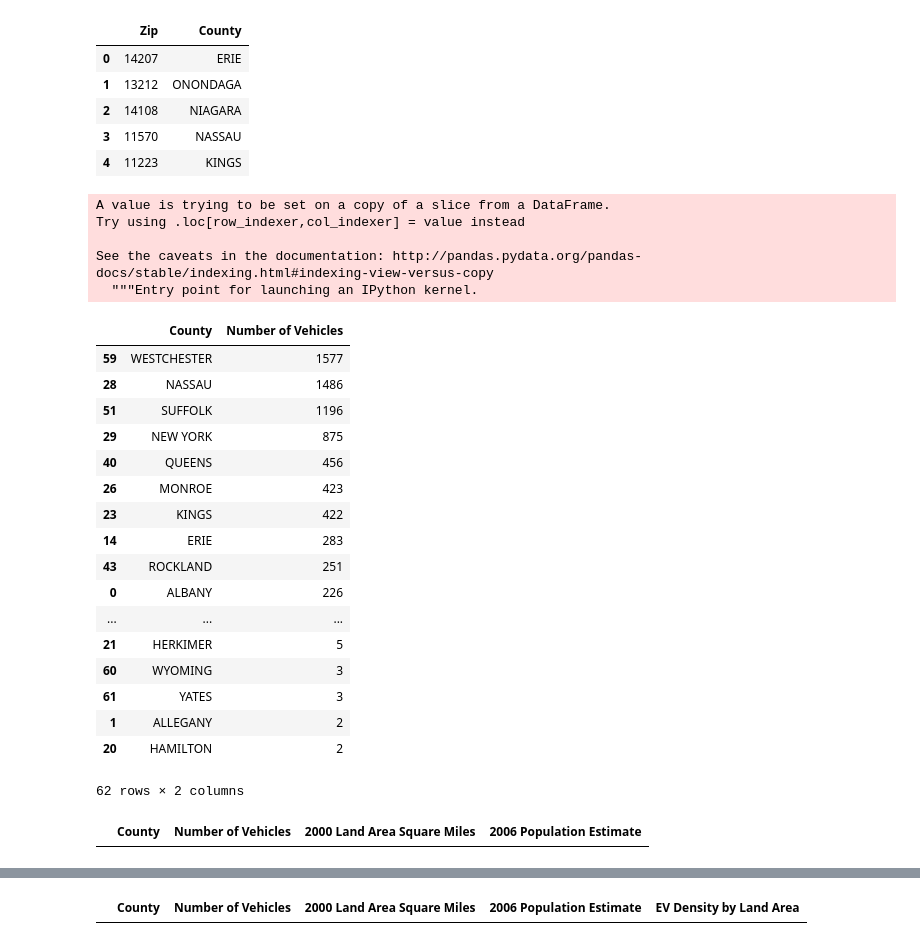
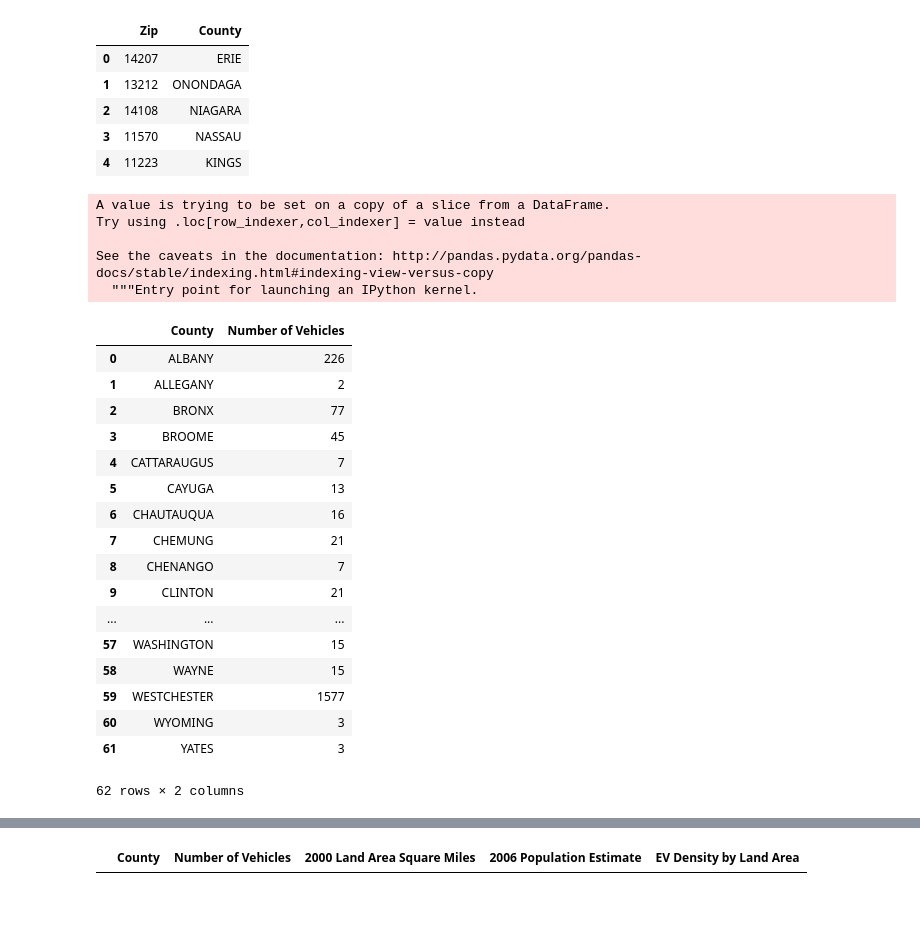
Before and after one commit to pershycm/CIS512, a Jupyter notebook: EV_Practice_1.ipynb, the cells around one changed output, grey strips where cells are left out. Cells and saved outputs as stored; diff of their text form; code cells hidden in the pictures; blank space fills up the shorter version.

```diff
--- a/EV_Practice_1.ipynb
+++ b/EV_Practice_1.ipynb
@@ -222,34 +224,29 @@ county[:5]
 # %%
 county['Number of Vehicles'] = ''
 reg_county = county.groupby(['County'], as_index = False)
-count_county = reg_county.agg({'Number of Vehicles':'count'}).sort_values(['Number of Vehicles','County'], ascending=[False, True])
+count_county = reg_county.agg({'Number of Vehicles':'count'}).sort_values(['County'], ascending= True)
 count_county
 # %% [output]
 A value is trying to be set on a copy of a slice from a DataFrame.
 Try using .loc[row_indexer,col_indexer] = value instead
 
 See the caveats in the documentation: http://pandas.pydata.org/pandas-docs/stable/indexing.html#indexing-view-versus-copy
   """Entry point for launching an IPython kernel.
 |  | County | Number of Vehicles |
+| 0 | ALBANY | 226 |
+| 1 | ALLEGANY | 2 |
+| 2 | BRONX | 77 |
+| 3 | BROOME | 45 |
+| 4 | CATTARAUGUS | 7 |
+| 5 | CAYUGA | 13 |
+| 6 | CHAUTAUQUA | 16 |
+| 7 | CHEMUNG | 21 |
+| 8 | CHENANGO | 7 |
+| 9 | CLINTON | 21 |
+| ... | ... | ... |
+| 57 | WASHINGTON | 15 |
+| 58 | WAYNE | 15 |
 | 59 | WESTCHESTER | 1577 |
-| 28 | NASSAU | 1486 |
-| 51 | SUFFOLK | 1196 |
-| 29 | NEW YORK | 875 |
-| 40 | QUEENS | 456 |
-| 26 | MONROE | 423 |
-| 23 | KINGS | 422 |
-| 14 | ERIE | 283 |
-| 43 | ROCKLAND | 251 |
-| 0 | ALBANY | 226 |
-| ... | ... | ... |
-| 21 | HERKIMER | 5 |
 | 60 | WYOMING | 3 |
 | 61 | YATES | 3 |
-| 1 | ALLEGANY | 2 |
-| 20 | HAMILTON | 2 |
 62 rows × 2 columns
-# %%
-count_county_area = pd.merge(count_county, county_area, how='inner', left_on='County', right_on='County')
-count_county_area[:5]
-# %% [output]
-|  | County | Number of Vehicles | 2000 Land Area Square Miles | 2006 Population Estimate |
```
Also changed, not shown: parts of 5 cells of this notebook, 3 other files.
